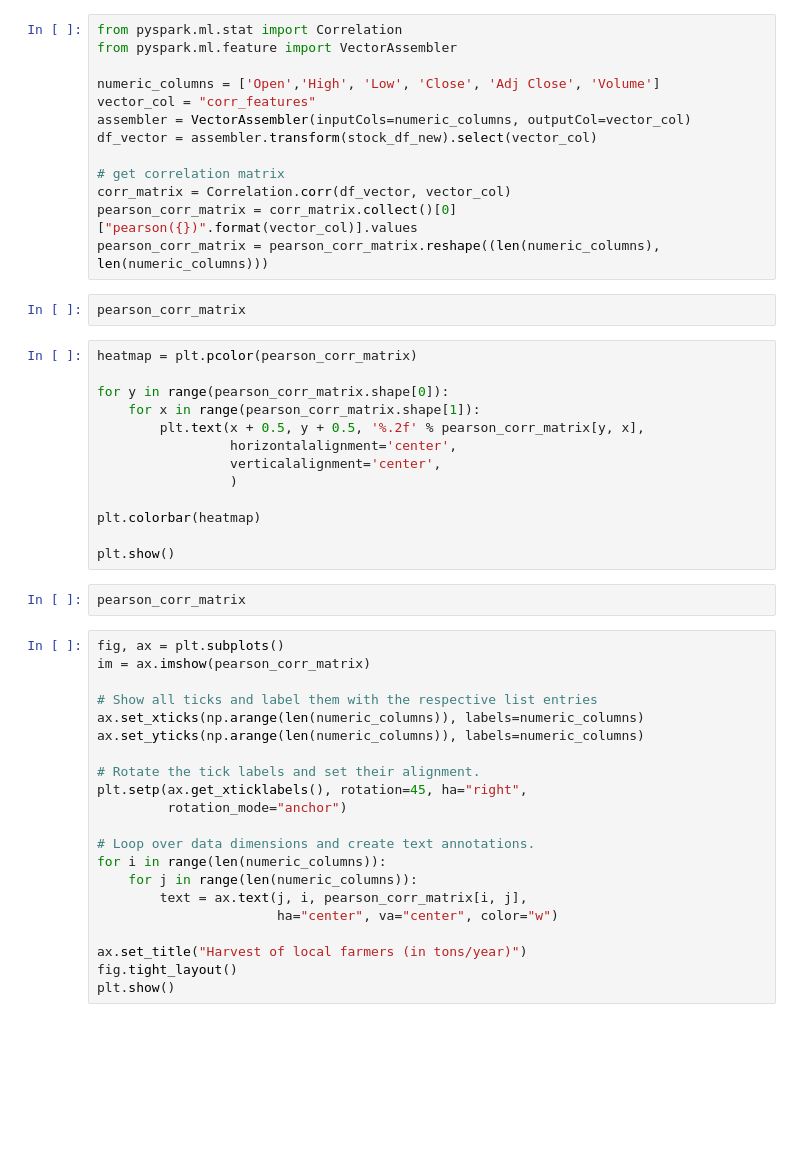
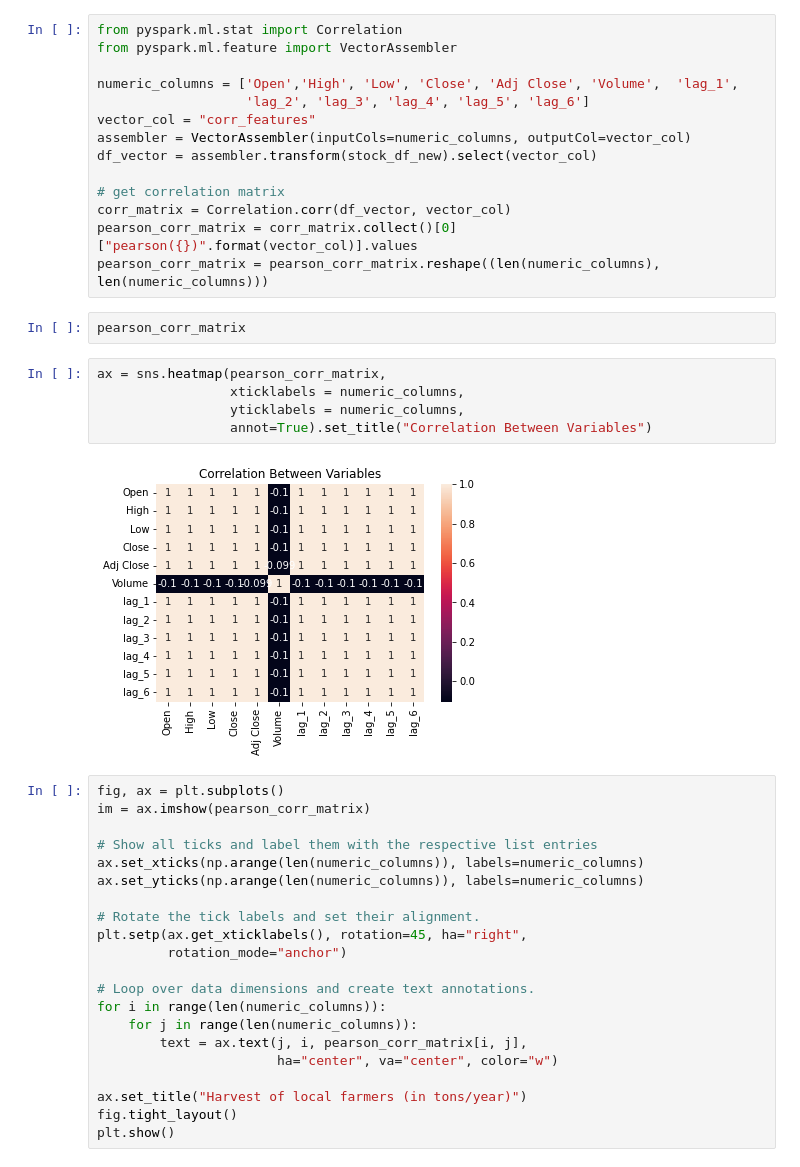
Before and after one commit to carlosmonsivais123/PySpark-SP500-Portfolio-Optimization, a Jupyter notebook: stock_eda.ipynb, the cells around one changed output. Saved outputs shown, nothing was run; the diff lists cells and outputs as text; blank space fills up the shorter version.

```diff
--- a/stock_eda.ipynb
+++ b/stock_eda.ipynb
@@ -476,7 +495,8 @@ only showing top 4 rows
 from pyspark.ml.stat import Correlation
 from pyspark.ml.feature import VectorAssembler
 
-numeric_columns = ['Open','High', 'Low', 'Close', 'Adj Close', 'Volume']
+numeric_columns = ['Open','High', 'Low', 'Close', 'Adj Close', 'Volume',  'lag_1',
+                   'lag_2', 'lag_3', 'lag_4', 'lag_5', 'lag_6']
 vector_col = "corr_features"
 assembler = VectorAssembler(inputCols=numeric_columns, outputCol=vector_col)
 df_vector = assembler.transform(stock_df_new).select(vector_col)
@@ -487,21 +507,13 @@ pearson_corr_matrix = corr_matrix.collect()[0]["pearson({})".format(vector_col)]
 pearson_corr_matrix = pearson_corr_matrix.reshape((len(numeric_columns), len(numeric_columns)))
 # %%
 pearson_corr_matrix
-# %%
-heatmap = plt.pcolor(pearson_corr_matrix)
-
-for y in range(pearson_corr_matrix.shape[0]):
-    for x in range(pearson_corr_matrix.shape[1]):
-        plt.text(x + 0.5, y + 0.5, '%.2f' % pearson_corr_matrix[y, x],
-                 horizontalalignment='center',
-                 verticalalignment='center',
-                 )
-
-plt.colorbar(heatmap)
-
-plt.show()
-# %%
-pearson_corr_matrix
+# %%
+ax = sns.heatmap(pearson_corr_matrix,
+                 xticklabels = numeric_columns,
+                 yticklabels = numeric_columns,
+                 annot=True).set_title("Correlation Between Variables")
+# %% [output]
+[figure, added]
 # %%
 fig, ax = plt.subplots()
 im = ax.imshow(pearson_corr_matrix)
```
Also changed, not shown: parts of 9 cells of this notebook.
